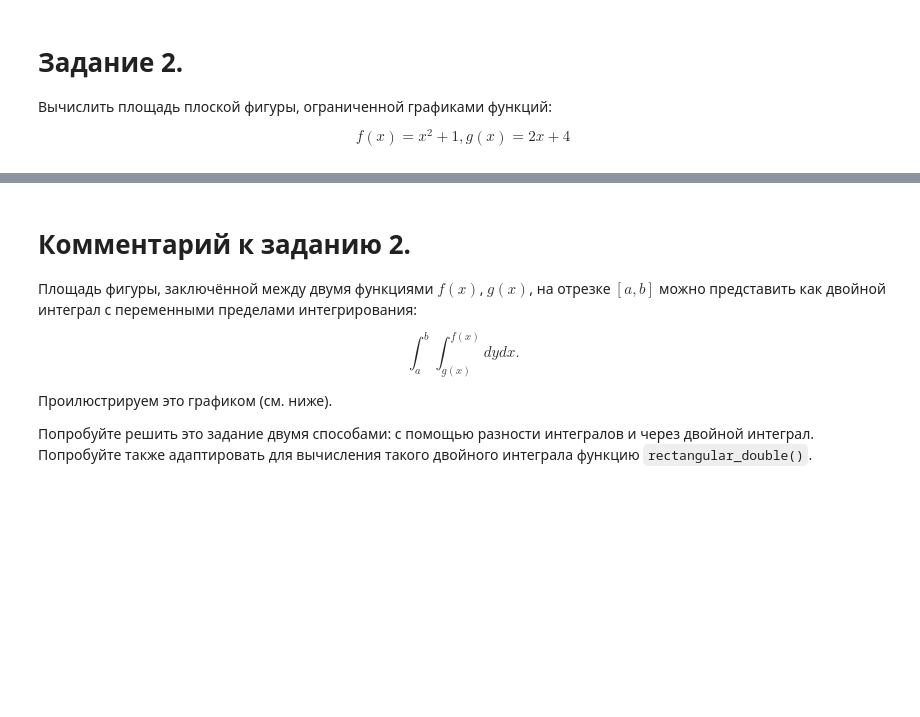
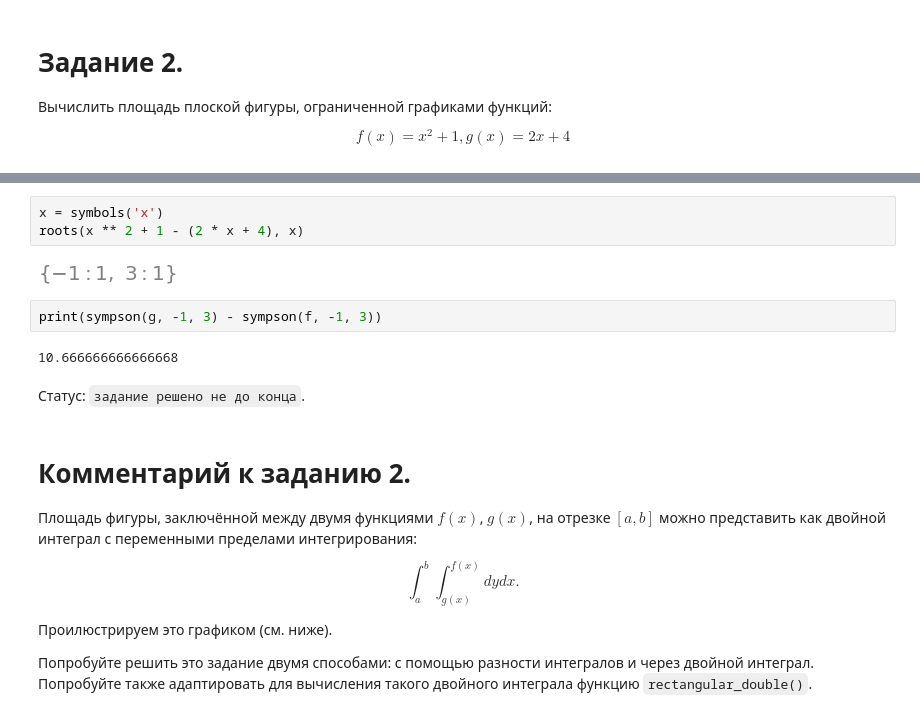
Before and after one commit to markcda/rudn-bop-1st-gr-2020-py, a Jupyter notebook: laba6.ipynb, the cells around one changed output, grey strips where cells are left out. Saved outputs shown, nothing was run; the diff lists cells and outputs as text; blank space fills up the shorter version.

```diff
--- a/laba6.ipynb
+++ b/laba6.ipynb
@@ -610,3 +635,14 @@ $$ f(x) = x^2 + 1, g(x) = 2x+4 $$
+# %%
+x = symbols('x')
+roots(x ** 2 + 1 - (2 * x + 4), x)
+# %% [output]
+[figure, added]
+# %%
+print(sympson(g, -1, 3) - sympson(f, -1, 3))
+# %% [output]
+10.666666666666668
+# %% [markdown]
+Статус: `задание решено не до конца`.
 # %% [markdown]
 # Комментарий к заданию 2.
 
```
Also changed, not shown: parts of 9 cells of this notebook.
